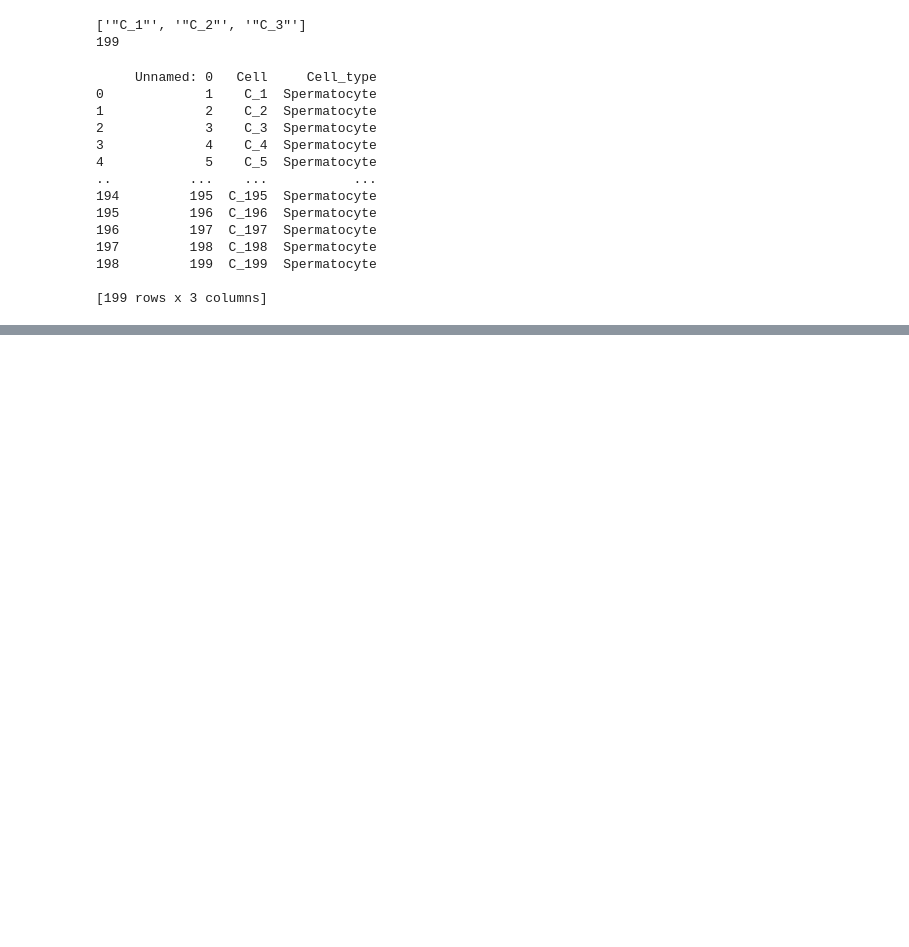
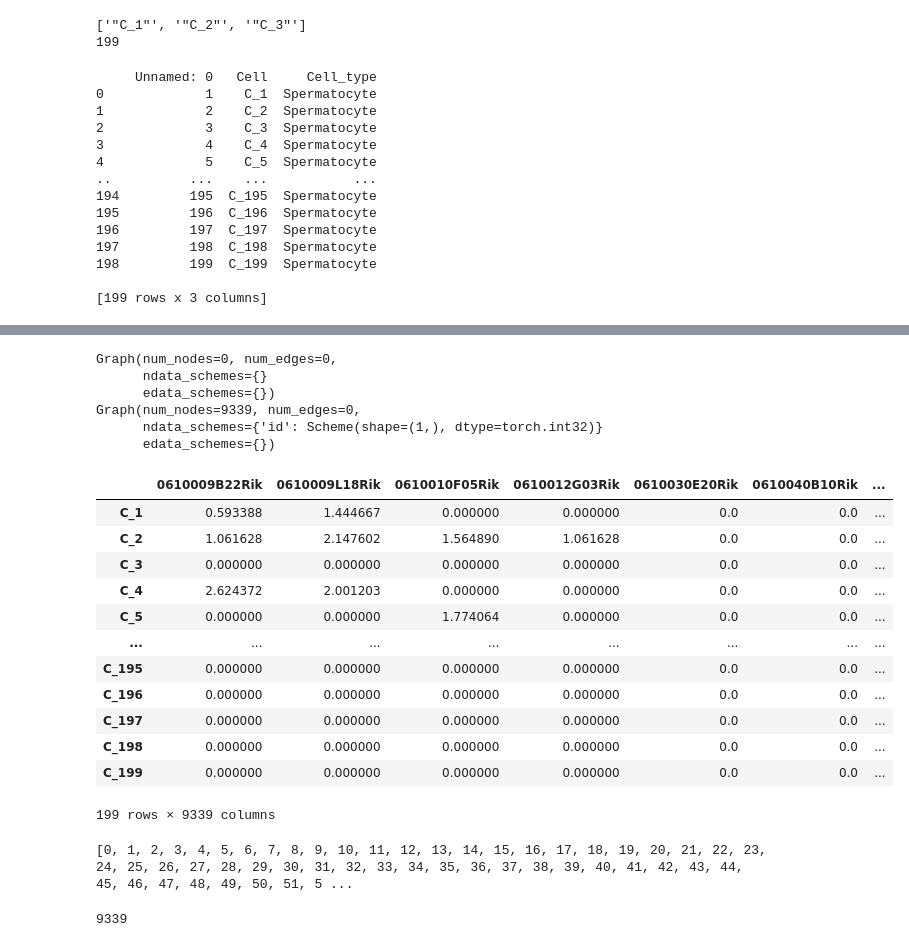
Before and after one commit to feiyoung/ReadPapers, a Jupyter notebook: graphSAGE_NN_learn1.ipynb, the cells around one changed output, grey strips where cells are left out. Saved outputs shown, nothing was run; the diff lists cells and outputs as text; code cells hidden in the pictures; blank space fills up the shorter version.

```diff
--- a/graphSAGE_NN_learn1.ipynb
+++ b/graphSAGE_NN_learn1.ipynb
@@ -469,0 +512,35 @@ print(df)
+# %%
+9339*2
+g2 = dgl.DGLGraph()
+print(g2)
+g2_ids = torch.arange(num_genes, dtype=torch.int32, device=device).unsqueeze(-1)
+g2.add_nodes(num_genes, {'id': g2_ids})
+print(g2)
+# %% [output]
+Graph(num_nodes=0, num_edges=0,
+      ndata_schemes={}
+      edata_schemes={})
+Graph(num_nodes=9339, num_edges=0,
+      ndata_schemes={'id': Scheme(shape=(1,), dtype=torch.int32)}
+      edata_schemes={})
+# %%
+github_raw_url = 'https://github.com/ZJUFanLab/scDeepSort/raw/master/test/mouse/mouse_Testis199_data.gz'
+df_exp = pd.read_csv(github_raw_url, compression='gzip', index_col=0)
+# %%
+#df_exp
+df_exp = df_exp.T # (cell, gene)
+df_exp
+# %% [output]
+|  | 0610009B22Rik | 0610009L18Rik | 0610010F05Rik | 0610012G03Rik | 0610030E20Rik | 0610040B10Rik | ... |
+| C_1 | 0.593388 | 1.444667 | 0.000000 | 0.000000 | 0.0 | 0.0 | ... |
+| C_2 | 1.061628 | 2.147602 | 1.564890 | 1.061628 | 0.0 | 0.0 | ... |
+| C_3 | 0.000000 | 0.000000 | 0.000000 | 0.000000 | 0.0 | 0.0 | ... |
+| C_4 | 2.624372 | 2.001203 | 0.000000 | 0.000000 | 0.0 | 0.0 | ... |
+| C_5 | 0.000000 | 0.000000 | 1.774064 | 0.000000 | 0.0 | 0.0 | ... |
+| ... | ... | ... | ... | ... | ... | ... | ... |
+| C_195 | 0.000000 | 0.000000 | 0.000000 | 0.000000 | 0.0 | 0.0 | ... |
+| C_196 | 0.000000 | 0.000000 | 0.000000 | 0.000000 | 0.0 | 0.0 | ... |
+| C_197 | 0.000000 | 0.000000 | 0.000000 | 0.000000 | 0.0 | 0.0 | ... |
+| C_198 | 0.000000 | 0.000000 | 0.000000 | 0.000000 | 0.0 | 0.0 | ... |
+| C_199 | 0.000000 | 0.000000 | 0.000000 | 0.000000 | 0.0 | 0.0 | ... |
+199 rows × 9339 columns
@@ -469,0 +552,11 @@ print(df)
+# %%
+# filter out useless columns if exists (when using gene intersection)
+col = [c for c in df_exp.columns if c in gene2id.values()]
+df_exp = df_exp[col]
+print(col)
+# %% [output]
+[0, 1, 2, 3, 4, 5, 6, 7, 8, 9, 10, 11, 12, 13, 14, 15, 16, 17, 18, 19, 20, 21, 22, 23, 24, 25, 26, 27, 28, 29, 30, 31, 32, 33, 34, 35, 36, 37, 38, 39, 40, 41, 42, 43, 44, 45, 46, 47, 48, 49, 50, 51, 5 ...
+# %%
+graph.number_of_nodes()
+# %% [output]
+9339
```
Also changed, not shown: parts of 14 cells of this notebook.
